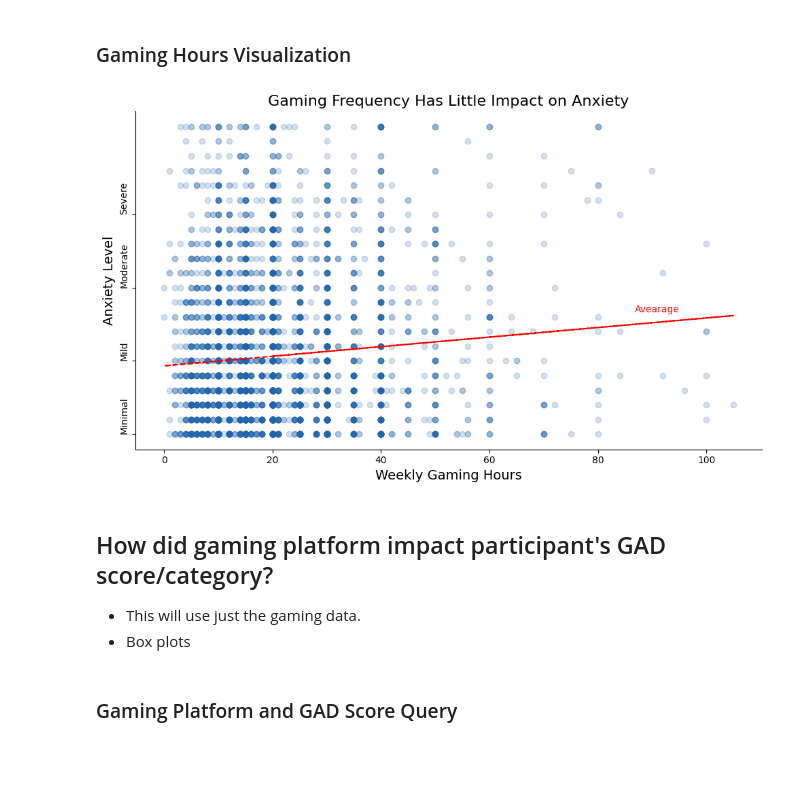
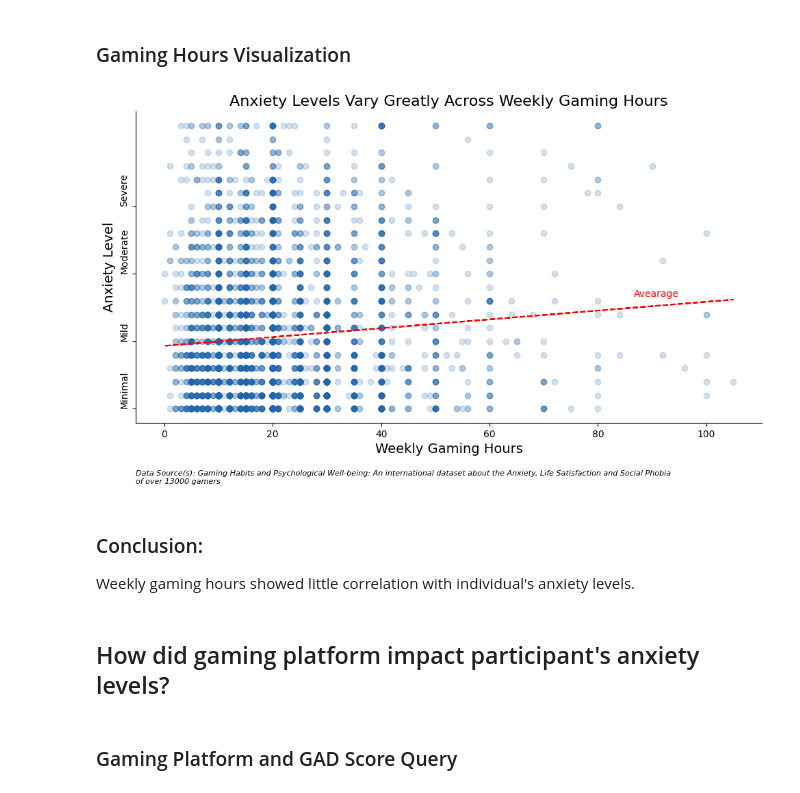
Before and after one commit to amallred/gaming-mental-health-analysis, a Jupyter notebook: notebooks/final_analysis.ipynb, the cells around one changed output. Drawn from its saved outputs; the diff is of its cells as text; code cells hidden in the pictures; blank space fills up the shorter version.

```diff
--- a/notebooks/final_analysis.ipynb
+++ b/notebooks/final_analysis.ipynb
@@ -290,6 +309,8 @@ hours_GAD_scores_query = ("""
 hours_GAD_scores_response = pd.read_sql(hours_GAD_scores_query, conn)
 # %% [markdown]
 ### Gaming Hours Visualization
+# %%
+source_GAD_title_scatter = 'Gaming Habits and Psychological Well-being: An international dataset about the Anxiety, Life Satisfaction and Social Phobia\nof over 13000 gamers'
 # %%
 def label_line(x_coord, y_coord, label, color_name):
     ax.text(
@@ -305,41 +326,47 @@ plt.figure(figsize=(10, 6))
 plt.scatter(
     hours_GAD_scores_response['hours'],
     hours_GAD_scores_response['GAD_total'],
     color = colors_dl[3],
     alpha = 0.2,
     # s = 25 # changes plot size
     )
 
 plt.xlabel('Weekly Gaming Hours', fontsize=14)
 plt.ylabel('Anxiety Level', fontsize=14)
-plt.title('Gaming Frequency Has Little Impact on Anxiety', fontsize=16)
+plt.title('Anxiety Levels Vary Greatly Across Weekly Gaming Hours', fontsize=16)
 
 plt.yticks([0, 5, 10, 15], ['Minimal', 'Mild', 'Moderate', 'Severe'], rotation=90, va='bottom')
 
 ax = plt.gca()
-ax.spines["top"].set_visible(False)
-ax.spines["right"].set_visible(False)
+remove_top_right_borders(ax)
 
 # Draw trend line
 x = hours_GAD_scores_response['hours']
 y = hours_GAD_scores_response['GAD_total']
 z = np.polyfit(x, y, 1)
 p = np.poly1d(z)
 plt.plot(x, p(x), 'r--')
 
 label_line(95, 8.3, 'Avearage', 'red')
 
+# Cite sources
+annotate_plot(source_GAD_title_scatter, 0, -50)
+
+# Save figure as image
+plt.savefig('../plots/gamer_gad_scatter.png')
+
 plt.tight_layout()
 plt.show()
 
 # Reference(s):
 #   https://stackoverflow.com/questions/41635448/how-can-i-draw-scatter-trend-line
 # %% [output]
-[figure, old version]
+[figure, new version]
+# %% [markdown]
+### Conclusion:
+Weekly gaming hours showed little correlation with individual's anxiety levels.
 # %% [markdown]
-## How did gaming platform impact participant's GAD score/category?
-- This will use just the gaming data.
-- Box plots
+## How did gaming platform impact participant's anxiety levels?
 # %% [markdown]
 ### Gaming Platform and GAD Score Query
 # %%
```
Also changed, not shown: parts of 17 cells of this notebook, 13 other files.
